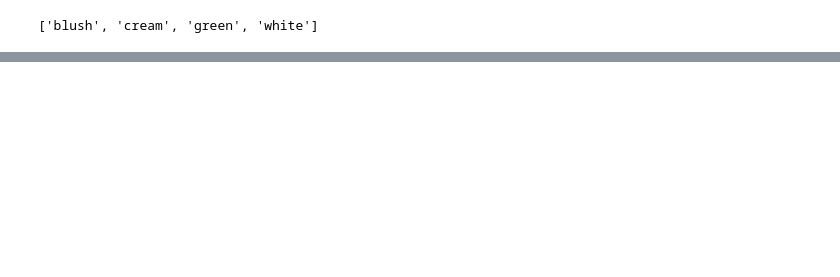
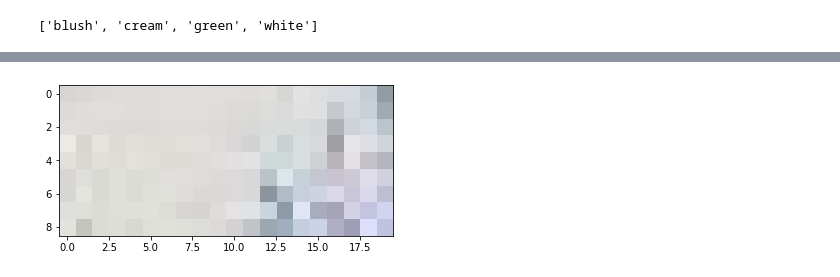
Before and after one commit to anaghab3/flower-vision, a Jupyter notebook: FlowerRecognitionTagging-withCorrectCsv.ipynb, the cells around one changed output, grey strips where cells are left out. Cells and saved outputs as stored; diff of their text form; code cells hidden in the pictures; blank space fills up the shorter version.

```diff
--- a/FlowerRecognitionTagging-withCorrectCsv.ipynb
+++ b/FlowerRecognitionTagging-withCorrectCsv.ipynb
@@ -431,0 +418,8 @@ bounding_rect(12)
+# %%
+img = cv2.imread('/Users/anaghabalaji/Desktop/flower_images/image-45.jpg')
+crop = img[61:70, 20:40]
+img=cv2.cvtColor(img,cv2.COLOR_BGR2RGB)
+pyplot.imshow(crop)
+pyplot.show()
+# %% [output]
+[figure, added]
```
Also changed, not shown: parts of 19 cells of this notebook.
